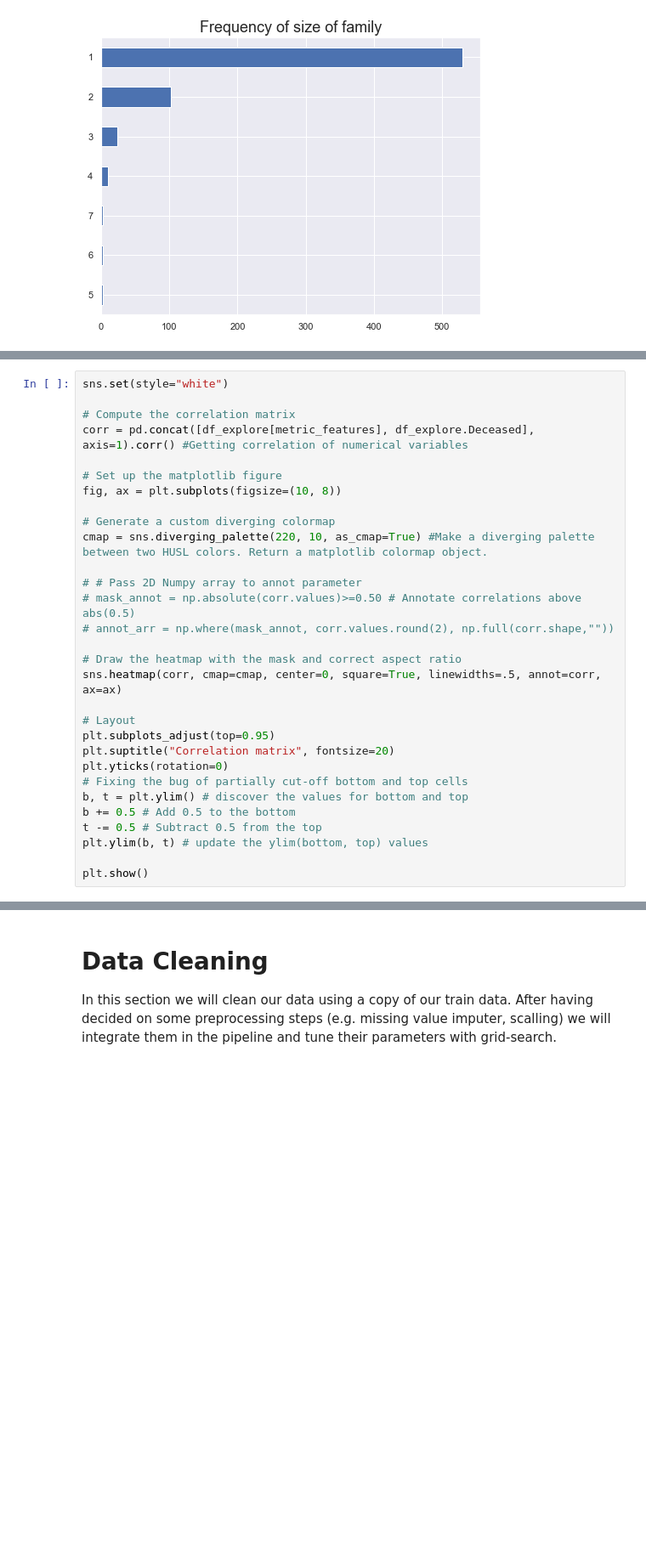
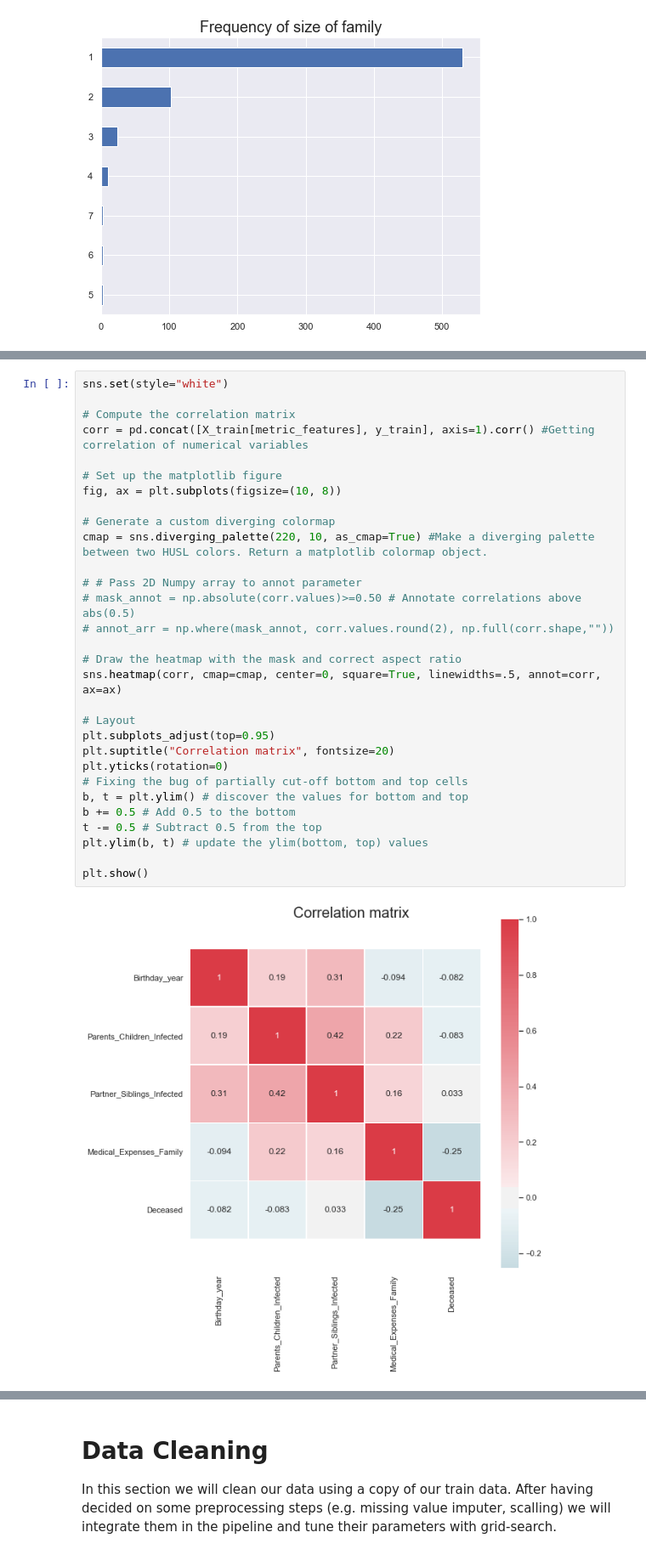
Before and after one commit to DavidSilva98/ML_project, a Jupyter notebook: group7.ipynb, the cells around one changed output, grey strips where cells are left out. Shown at 85% size. Cells and saved outputs as stored; diff of their text form; blank space fills up the shorter version.

```diff
--- a/group7.ipynb
+++ b/group7.ipynb
@@ -296,33 +285,35 @@ plt.show()
 # %%
 sns.set(style="white")
 
 # Compute the correlation matrix
-corr = pd.concat([df_explore[metric_features], df_explore.Deceased], axis=1).corr() #Getting correlation of numerical variables
+corr = pd.concat([X_train[metric_features], y_train], axis=1).corr() #Getting correlation of numerical variables
 
 # Set up the matplotlib figure
 fig, ax = plt.subplots(figsize=(10, 8))
 
 # Generate a custom diverging colormap
 cmap = sns.diverging_palette(220, 10, as_cmap=True) #Make a diverging palette between two HUSL colors. Return a matplotlib colormap object.
 
 # # Pass 2D Numpy array to annot parameter
 # mask_annot = np.absolute(corr.values)>=0.50 # Annotate correlations above abs(0.5)
 # annot_arr = np.where(mask_annot, corr.values.round(2), np.full(corr.shape,""))
 
 # Draw the heatmap with the mask and correct aspect ratio
 sns.heatmap(corr, cmap=cmap, center=0, square=True, linewidths=.5, annot=corr, ax=ax)
 
 # Layout
 plt.subplots_adjust(top=0.95)
 plt.suptitle("Correlation matrix", fontsize=20)
 plt.yticks(rotation=0)
 # Fixing the bug of partially cut-off bottom and top cells
 b, t = plt.ylim() # discover the values for bottom and top
 b += 0.5 # Add 0.5 to the bottom
 t -= 0.5 # Subtract 0.5 from the top
 plt.ylim(b, t) # update the ylim(bottom, top) values
 
 plt.show()
+# %% [output]
+[figure, added]
 # %% [markdown]
 ## Takeaways
 - *Univariate outliters*: Medical_Expenses_Family, Parents_Children_Infected (should we keep values above 2?), Partner_Siblings_Infected (should we keep values above 2?).
```
Also changed, not shown: parts of 18 cells of this notebook.
